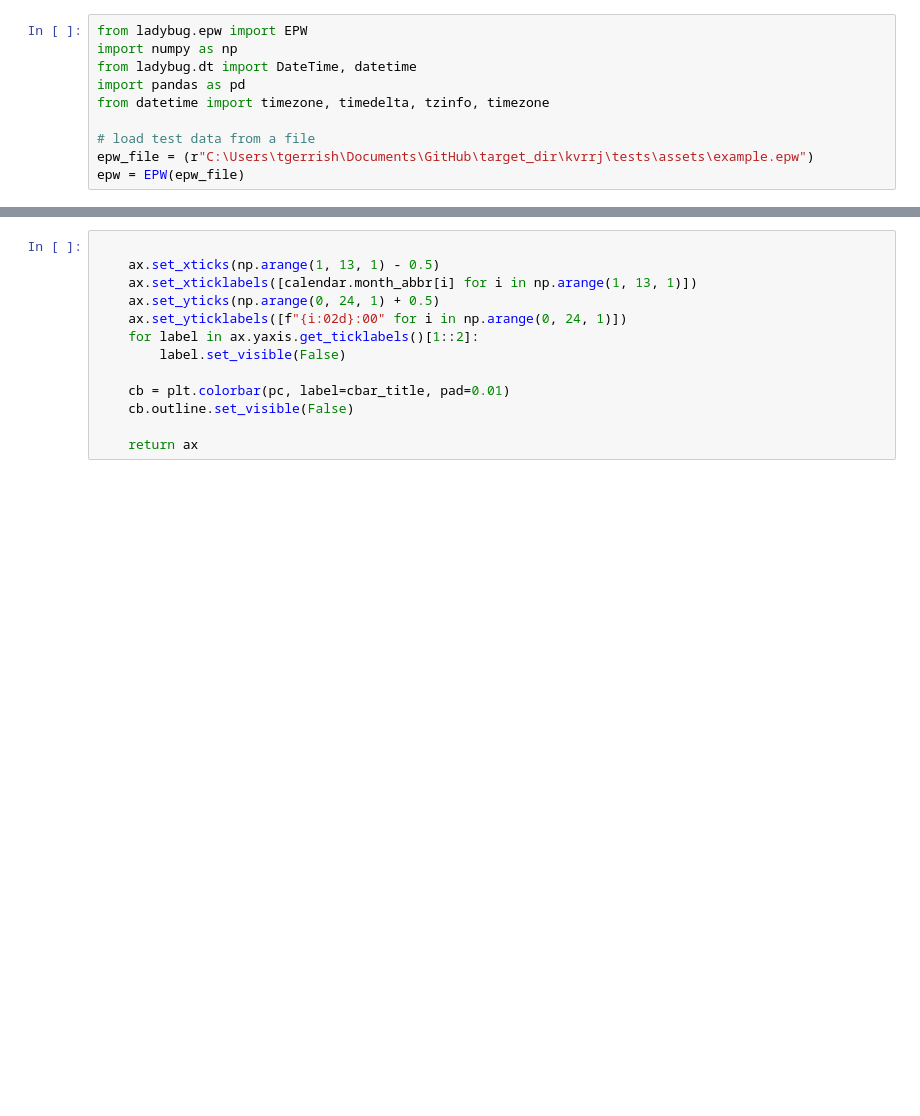
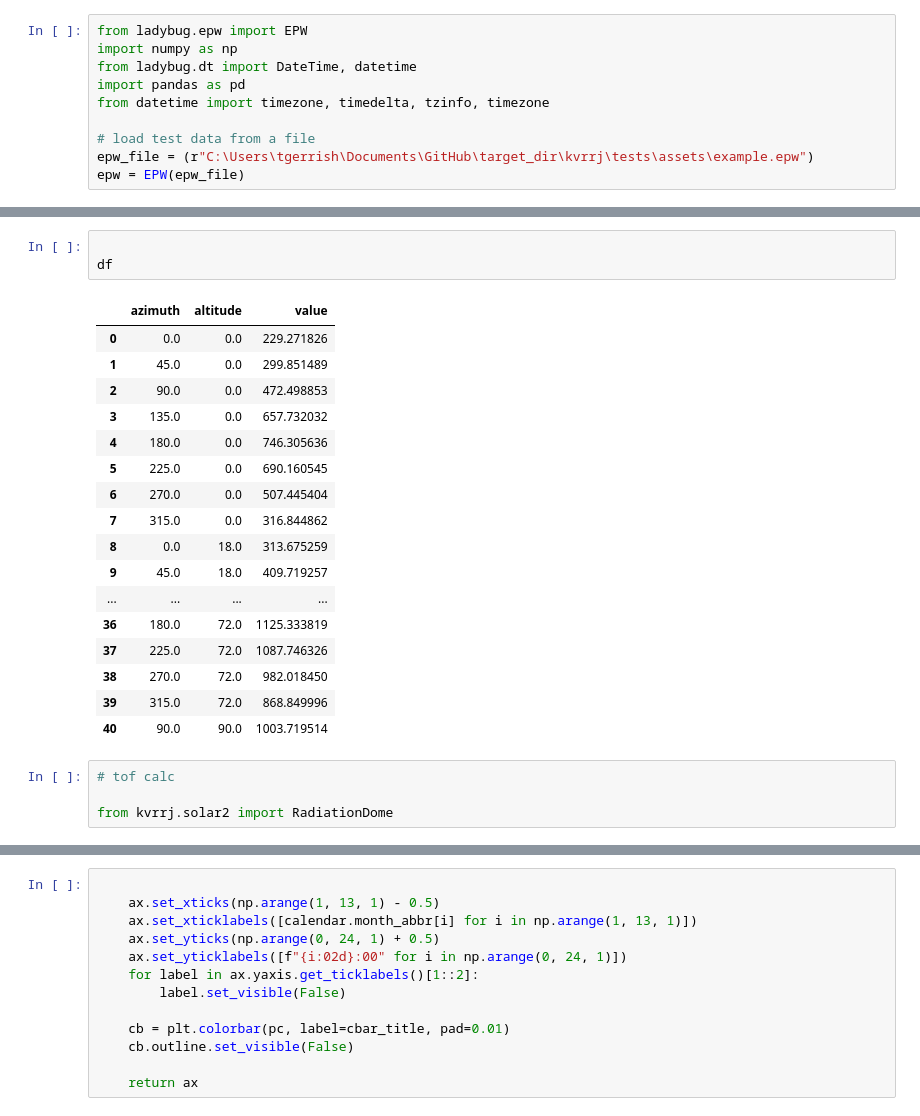
Before and after one commit to tg359/kvrrj, a Jupyter notebook: dev.ipynb, the cells around one changed output, grey strips where cells are left out. Cells and saved outputs as stored; diff of their text form; blank space fills up the shorter version.

```diff
--- a/dev.ipynb
+++ b/dev.ipynb
@@ -38,0 +44,25 @@ sun = sol.suns[0]
+# %%
+
+df
+# %% [output]
+|  | azimuth | altitude | value |
+| 0 | 0.0 | 0.0 | 229.271826 |
+| 1 | 45.0 | 0.0 | 299.851489 |
+| 2 | 90.0 | 0.0 | 472.498853 |
+| 3 | 135.0 | 0.0 | 657.732032 |
+| 4 | 180.0 | 0.0 | 746.305636 |
+| 5 | 225.0 | 0.0 | 690.160545 |
+| 6 | 270.0 | 0.0 | 507.445404 |
+| 7 | 315.0 | 0.0 | 316.844862 |
+| 8 | 0.0 | 18.0 | 313.675259 |
+| 9 | 45.0 | 18.0 | 409.719257 |
+| ... | ... | ... | ... |
+| 36 | 180.0 | 72.0 | 1125.333819 |
+| 37 | 225.0 | 72.0 | 1087.746326 |
+| 38 | 270.0 | 72.0 | 982.018450 |
+| 39 | 315.0 | 72.0 | 868.849996 |
+| 40 | 90.0 | 90.0 | 1003.719514 |
+# %%
+# tof calc
+
+from kvrrj.solar2 import RadiationDome
```
Also changed, not shown: parts of 6 cells of this notebook, 2 other files.
